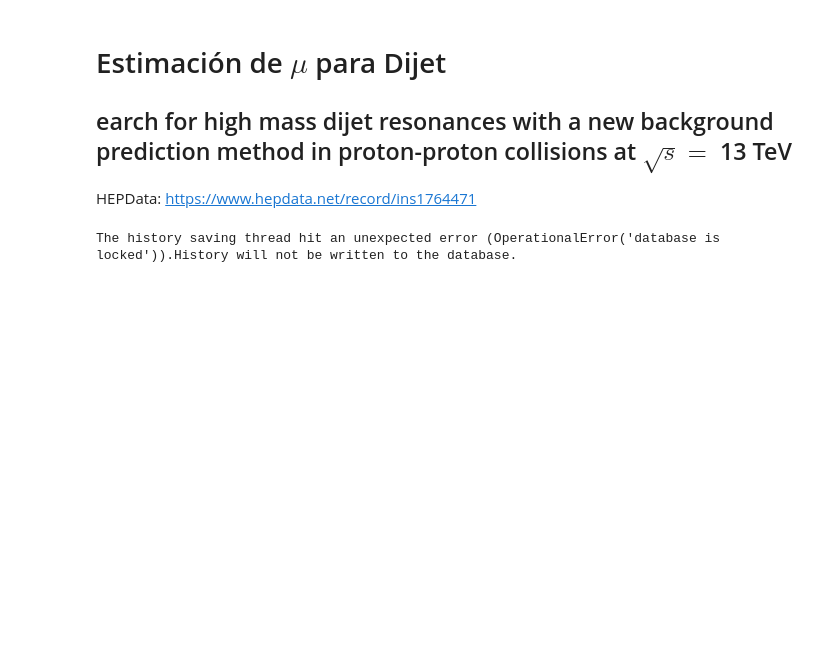
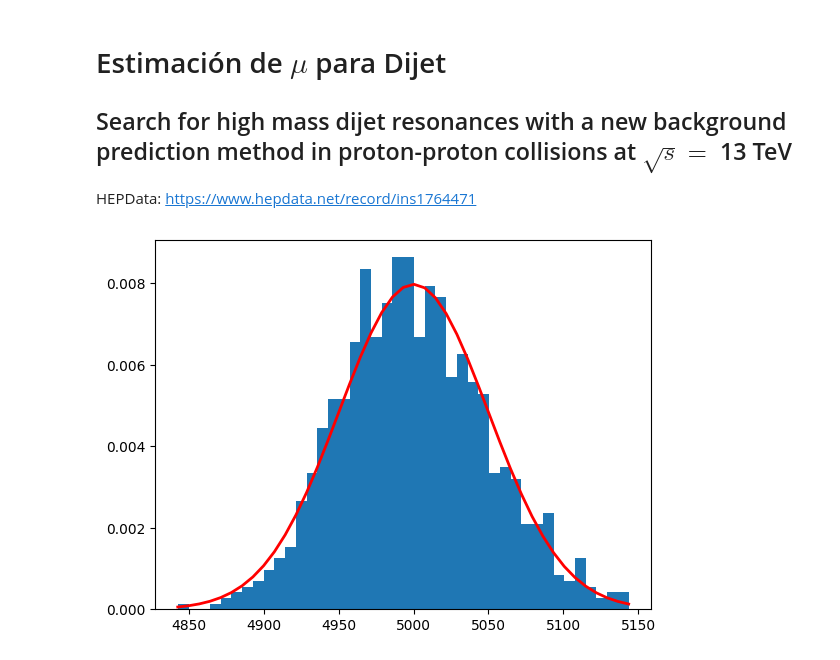
Before and after one commit to josuejaramillo/MateriaOscura_UdeA, a Jupyter notebook: mu_for_Dijet/muCalculation.ipynb, the cells around one changed output. Saved outputs shown, nothing was run; the diff lists cells and outputs as text; code cells hidden in the pictures; blank space fills up the shorter version.

```diff
--- a/mu_for_Dijet/muCalculation.ipynb
+++ b/mu_for_Dijet/muCalculation.ipynb
@@ -1,7 +1,7 @@
 # %% [markdown]
 # Estimación de $\mu$ para Dijet
 
-## earch for high mass dijet resonances with a new background prediction method in proton-proton collisions at $\sqrt{s} = $ 13 TeV
+## Search for high mass dijet resonances with a new background prediction method in proton-proton collisions at $\sqrt{s} = $ 13 TeV
 
 HEPData: https://www.hepdata.net/record/ins1764471
 # %%
@@ -18,8 +27,21 @@ crossSection = pd.read_csv("./Differential_dijet_spectrum_.csv", skiprows= list(
 # %%
 #Definimos background, signal y data
 Data = eventYield["Event yield"]
-bkg = Data
-signal = np.random.randint(100,1000, 42)
+bkg = Data + 0.01*np.asarray([np.random.uniform(-1, 1)*i for i in Data])
+bkgerr = 0.3*np.asarray([i*np.random.random() for i in np.ones_like(bkg)])
+signal = signalCounts
-# %% [output]
-The history saving thread hit an unexpected error (OperationalError('database is locked')).History will not be written to the database.
+# %%
+s = np.random.normal(5000,50, 1000)
+mu, sigma = 5000, 50
+count, bins, ignored = plt.hist(s, 42, density=True)
+
+plt.plot(bins, 1/(sigma * np.sqrt(2 * np.pi)) *
+
+               np.exp( - (bins - mu)**2 / (2 * sigma**2) ),
+
+         linewidth=2, color='r')
+
+plt.show()
+# %% [output]
+[figure, added]
 # %%
```
Also changed, not shown: parts of 5 cells of this notebook, 3 other files.
